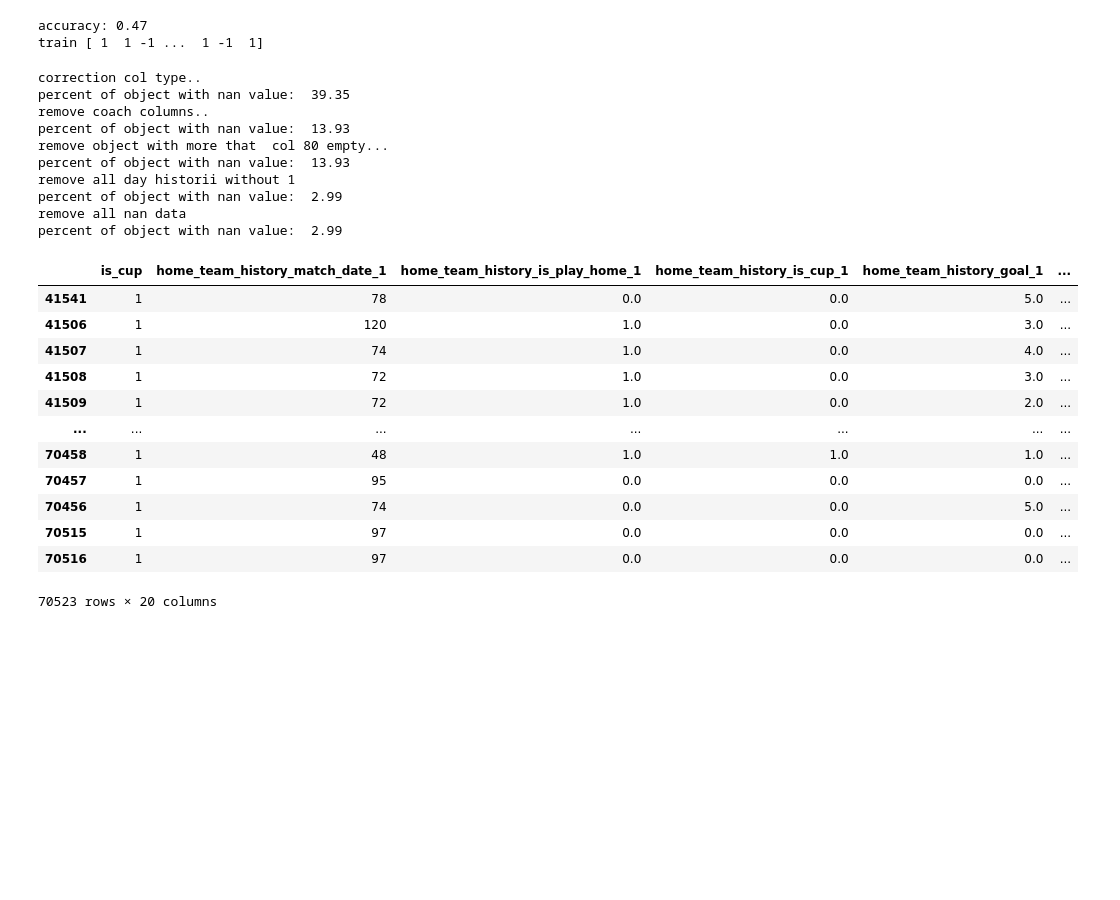
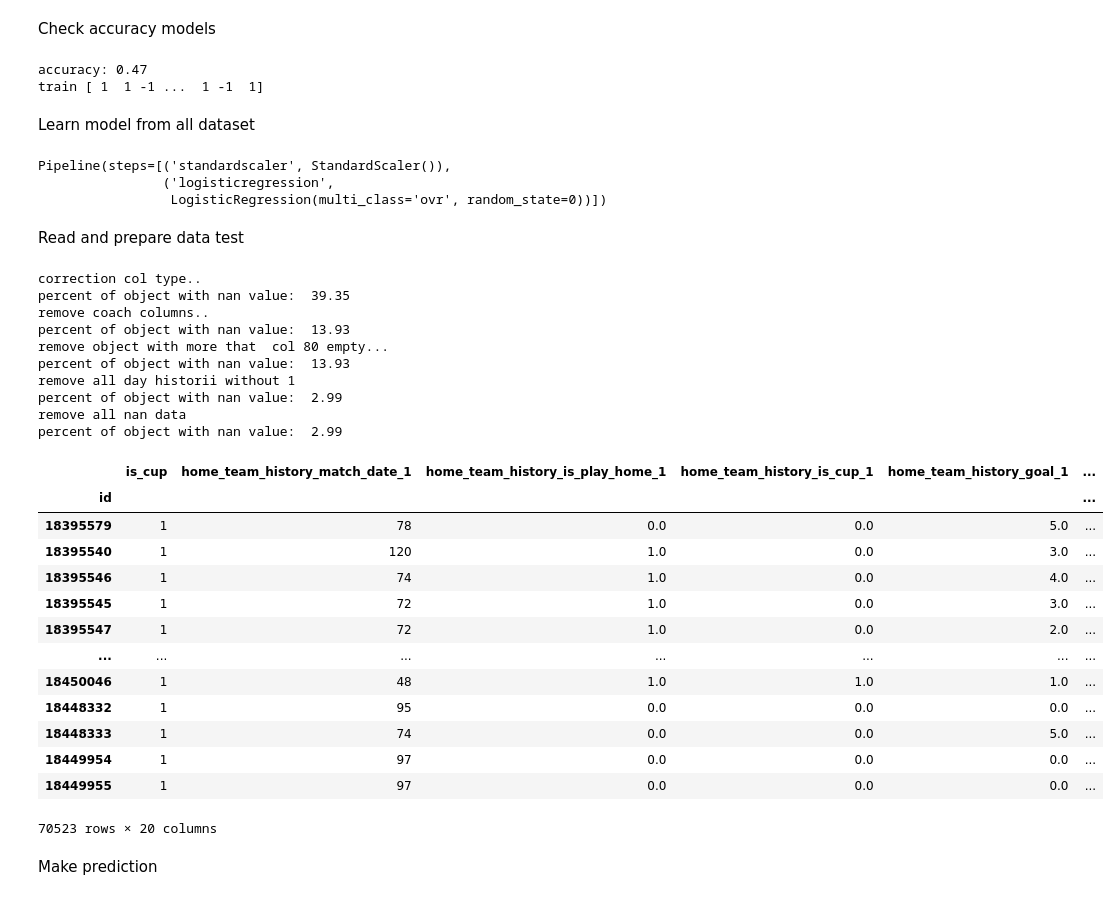
Before and after one commit to czechoa/football-match-probability-prediction, a Jupyter notebook: logist_regression.ipynb, the cells around one changed output. Drawn from its saved outputs; the diff is of its cells as text; code cells hidden in the pictures; blank space fills up the shorter version.

```diff
--- a/logist_regression.ipynb
+++ b/logist_regression.ipynb
@@ -37,4 +38,6 @@ percent of object with nan value:  5.62
 104699 rows × 21 columns
+# %% [markdown]
+Check accuracy models
 # %%
 from sklearn.pipeline import make_pipeline
 from sklearn.preprocessing import StandardScaler
@@ -53,38 +56,60 @@ for data, name in zip([train], ['train']):
 # %% [output]
 accuracy: 0.47
 train [ 1  1 -1 ...  1 -1  1]
+# %% [markdown]
+Learn model from all dataset
+# %%
+from sklearn.pipeline import make_pipeline
+from sklearn.preprocessing import StandardScaler
+from sklearn.linear_model import LogisticRegression
+from sklearn.model_selection import train_test_split
+
+
+pipe = make_pipeline(StandardScaler(), LogisticRegression(random_state=0, solver='lbfgs', multi_class='ovr'))
+target = train['target']
+X = train.drop('target',axis=1)
+pipe.fit(X,target)
+# %% [output]
+Pipeline(steps=[('standardscaler', StandardScaler()),
+                ('logisticregression',
+                 LogisticRegression(multi_class='ovr', random_state=0))])
+# %% [markdown]
+Read and prepare data test
 # %%
 test_org = pd.read_csv('data/test.csv')
 test = completed_missing_data_for_test_drop(test_org)
 test = convert_historical_date_to_date_difference(test)
 test = map_target(test)
 test = adding_new_features(test, number_of_history_matches=1)
-test = remove_described_col(test)
+test = remove_described_col_and_set_index_id(test)
 test
 # %% [output]
 correction col type..
 percent of object with nan value:  39.35
 remove coach columns..
 percent of object with nan value:  13.93
 remove object with more that  col 80 empty...
 percent of object with nan value:  13.93
 remove all day historii without 1
 percent of object with nan value:  2.99
 remove all nan data
 percent of object with nan value:  2.99
 |  | is_cup | home_team_history_match_date_1 | home_team_history_is_play_home_1 | home_team_history_is_cup_1 | home_team_history_goal_1 | ... |
-| 41541 | 1 | 78 | 0.0 | 0.0 | 5.0 | ... |
-| 41506 | 1 | 120 | 1.0 | 0.0 | 3.0 | ... |
-| 41507 | 1 | 74 | 1.0 | 0.0 | 4.0 | ... |
-| 41508 | 1 | 72 | 1.0 | 0.0 | 3.0 | ... |
-| 41509 | 1 | 72 | 1.0 | 0.0 | 2.0 | ... |
+| id |  |  |  |  |  | ... |
+| 18395579 | 1 | 78 | 0.0 | 0.0 | 5.0 | ... |
+| 18395540 | 1 | 120 | 1.0 | 0.0 | 3.0 | ... |
+| 18395546 | 1 | 74 | 1.0 | 0.0 | 4.0 | ... |
+| 18395545 | 1 | 72 | 1.0 | 0.0 | 3.0 | ... |
+| 18395547 | 1 | 72 | 1.0 | 0.0 | 2.0 | ... |
 | ... | ... | ... | ... | ... | ... | ... |
-| 70458 | 1 | 48 | 1.0 | 1.0 | 1.0 | ... |
-| 70457 | 1 | 95 | 0.0 | 0.0 | 0.0 | ... |
-| 70456 | 1 | 74 | 0.0 | 0.0 | 5.0 | ... |
-| 70515 | 1 | 97 | 0.0 | 0.0 | 0.0 | ... |
-| 70516 | 1 | 97 | 0.0 | 0.0 | 0.0 | ... |
+| 18450046 | 1 | 48 | 1.0 | 1.0 | 1.0 | ... |
+| 18448332 | 1 | 95 | 0.0 | 0.0 | 0.0 | ... |
+| 18448333 | 1 | 74 | 0.0 | 0.0 | 5.0 | ... |
+| 18449954 | 1 | 97 | 0.0 | 0.0 | 0.0 | ... |
+| 18449955 | 1 | 97 | 0.0 | 0.0 | 0.0 | ... |
 70523 rows × 20 columns
+# %% [markdown]
+Make prediction
 # %%
 print(pipe.classes_)
 results_test = pipe.predict_proba(test)
```
Also changed, not shown: parts of 8 cells of this notebook, 5 other files.
